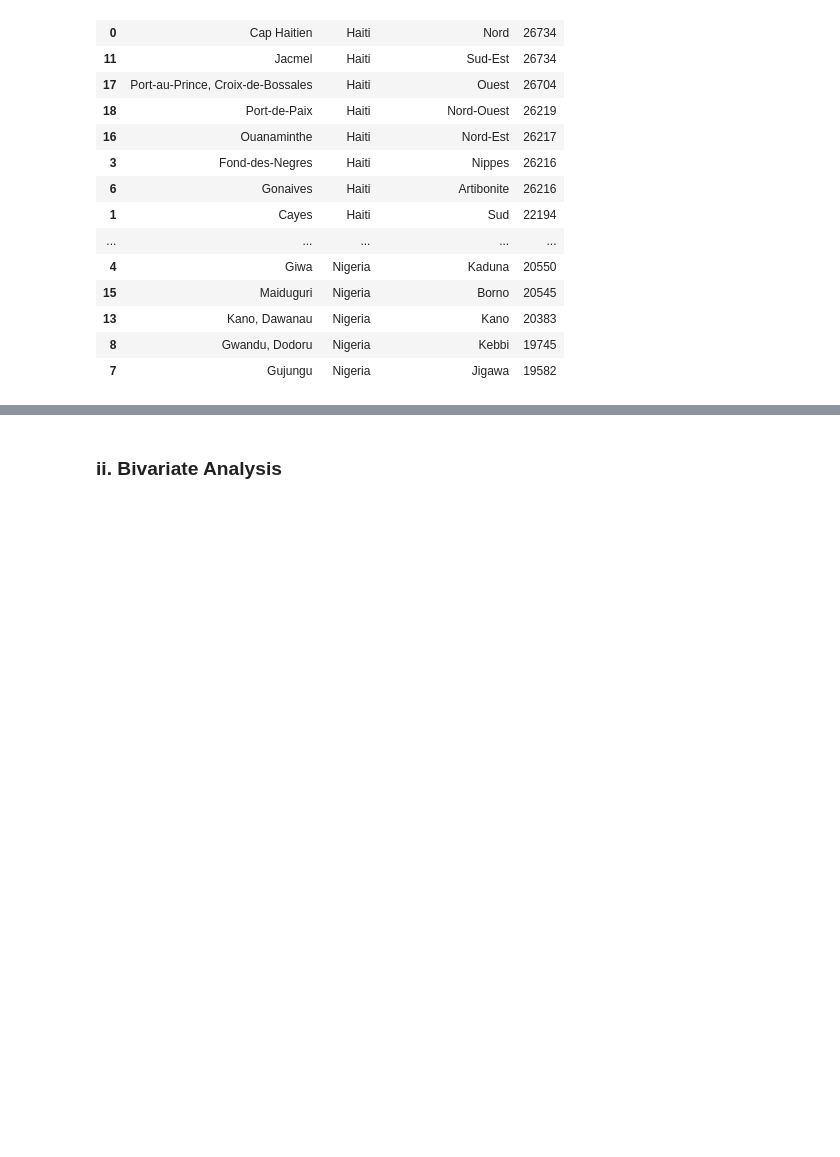
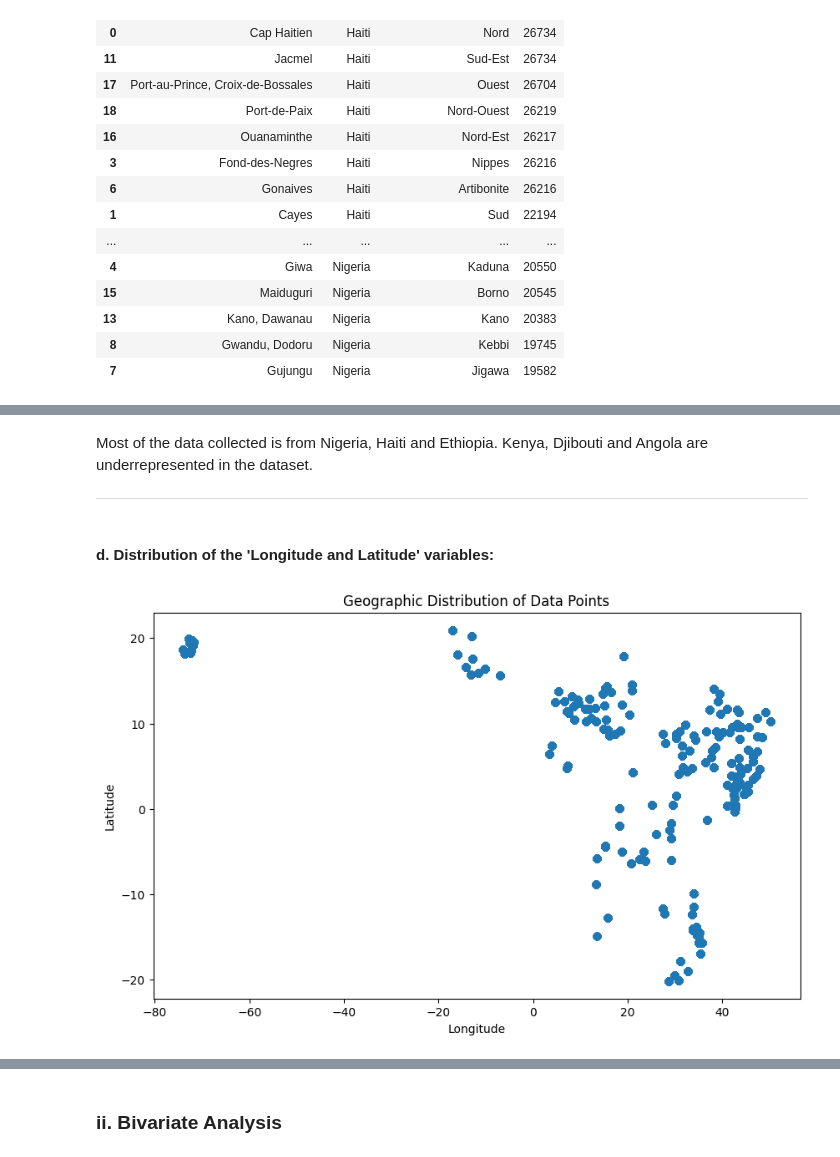
Before and after one commit to rasmodev/Staple-Food-and-Fuel-Price-Prediction-in-Africa, a Jupyter notebook: Staple_Food_Price_Prediction.ipynb, the cells around one changed output, grey strips where cells are left out. Saved outputs shown, nothing was run; the diff lists cells and outputs as text; code cells hidden in the pictures; blank space fills up the shorter version.

```diff
--- a/Staple_Food_Price_Prediction.ipynb
+++ b/Staple_Food_Price_Prediction.ipynb
@@ -1330,0 +1359,16 @@ Bottom 20 Markets and Their Associated Countries and Administrative Areas:
+# %% [markdown]
+Most of the data collected is from Nigeria, Haiti and Ethiopia. Kenya, Djibouti and Angola are underrepresented in the dataset.
+
+---
+# %% [markdown]
+#### d. Distribution of the 'Longitude and Latitude' variables:
+# %%
+# longitude and latitude
+plt.figure(figsize=(10, 6))
+plt.scatter(eda_df['longitude'], eda_df['latitude'])
+plt.title('Geographic Distribution of Data Points')
+plt.xlabel('Longitude')
+plt.ylabel('Latitude')
+plt.show()
+# %% [output]
+[figure, added]
```
Also changed, not shown: parts of 47 cells of this notebook.
